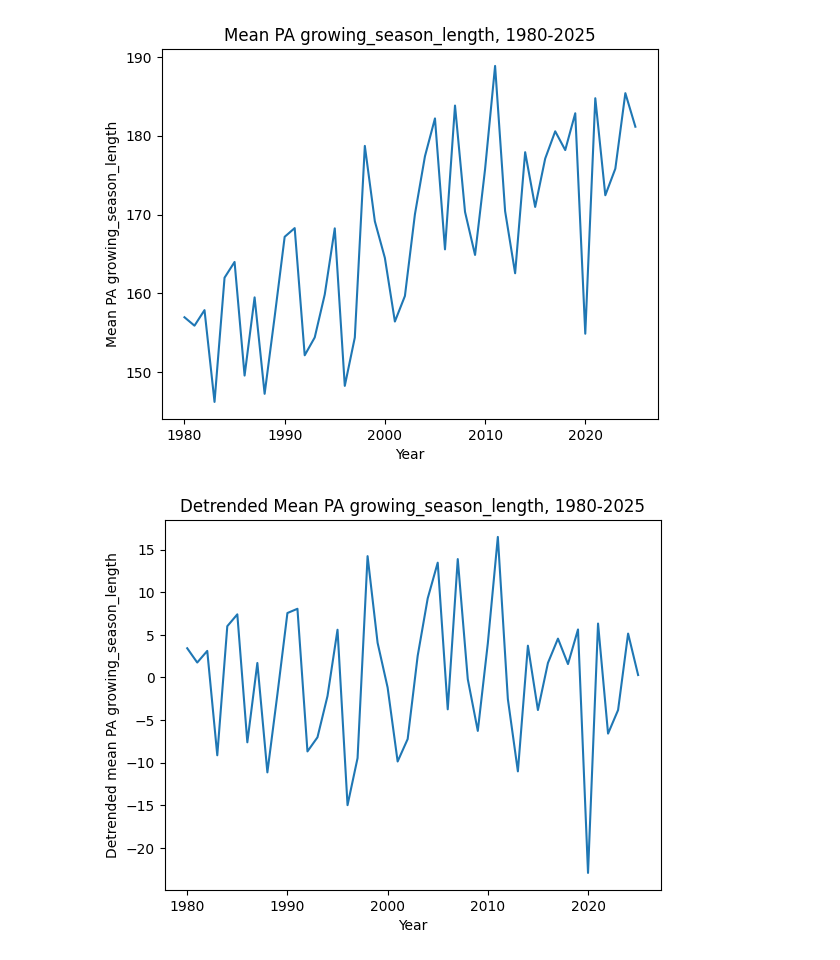
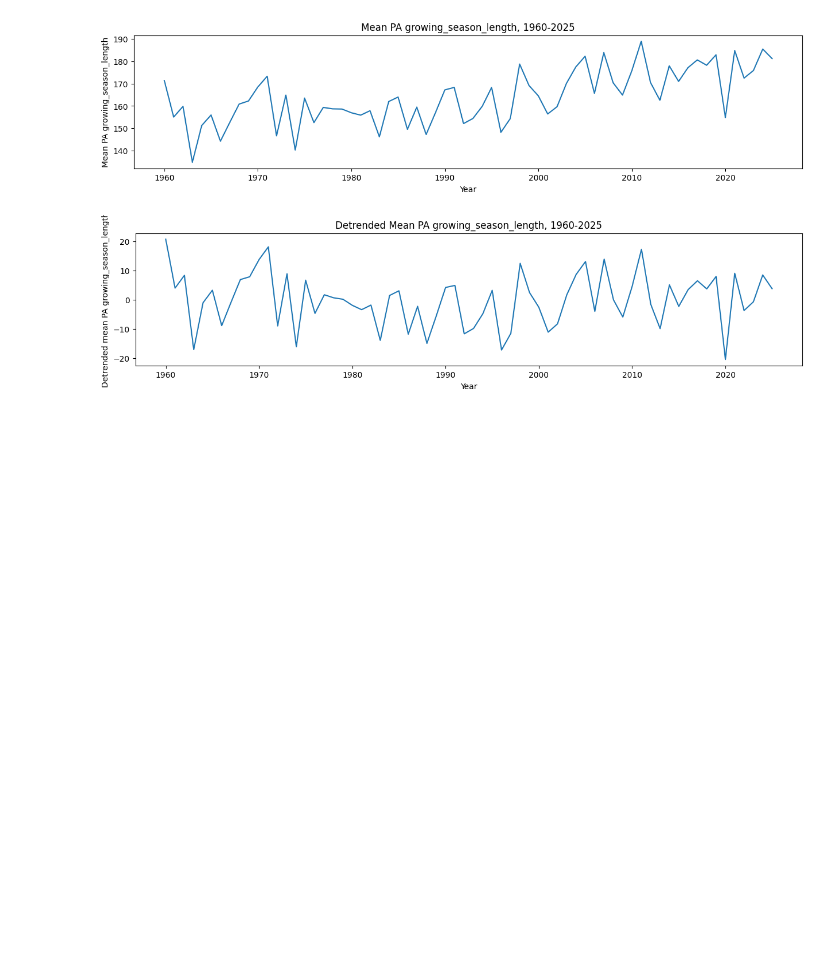
Before and after one commit to samjbaugh/reu26, a Jupyter notebook: DetrendingDataSandbox.ipynb, the cells around one changed output. Drawn from its saved outputs; the diff is of its cells as text; code cells hidden in the pictures; blank space fills up the shorter version.

```diff
--- a/DetrendingDataSandbox.ipynb
+++ b/DetrendingDataSandbox.ipynb
@@ -37,7 +37,8 @@ def detrend_data(data_set, data_set_name, variable, detrend_deg, start_yr, end_y
 
 
     #plots un-detrended data as a line plot
-    sns.lineplot(data = mean, x='year', y=variable, errorbar= ('sd'))
+    fig = plt.figure(figsize = (15,3))
+    fig = sns.lineplot(data = mean, x='year', y=variable)
     plt.xlabel('Year')
     plt.ylabel(f'Mean {data_set_name} {variable}')
     plt.title(f'Mean {data_set_name} {variable}, {start_yr}-{end_yr}')
@@ -45,13 +46,14 @@ def detrend_data(data_set, data_set_name, variable, detrend_deg, start_yr, end_y
 
     #detrends data, plots detrended data as a line plot
     detrended_mean = detrend(mean[variable], type = detrend_deg)
-    sns.lineplot(x=mean['year'], y= detrended_mean, errorbar=('sd'))
+    fig = plt.figure(figsize = (15,3))
+    fig = sns.lineplot(x=mean['year'], y= detrended_mean,)
     plt.xlabel('Year')
     plt.ylabel(f'Detrended mean {data_set_name} {variable}')
     plt.title(f'Detrended Mean {data_set_name} {variable}, {start_yr}-{end_yr}')
     plt.show()
 # %%
-detrend_data(pa_gs, 'PA', 'growing_season_length', 'linear', 1980, 2025)
+detrend_data(pa_gs, 'PA', 'growing_season_length', 'linear', 1960, 2025)
 # %% [output]
-[figure, old version]
+[figure, new version]
-[figure, old version]
+[figure, new version]
```
Also changed, not shown: parts of 2 cells of this notebook, 11 other files.
